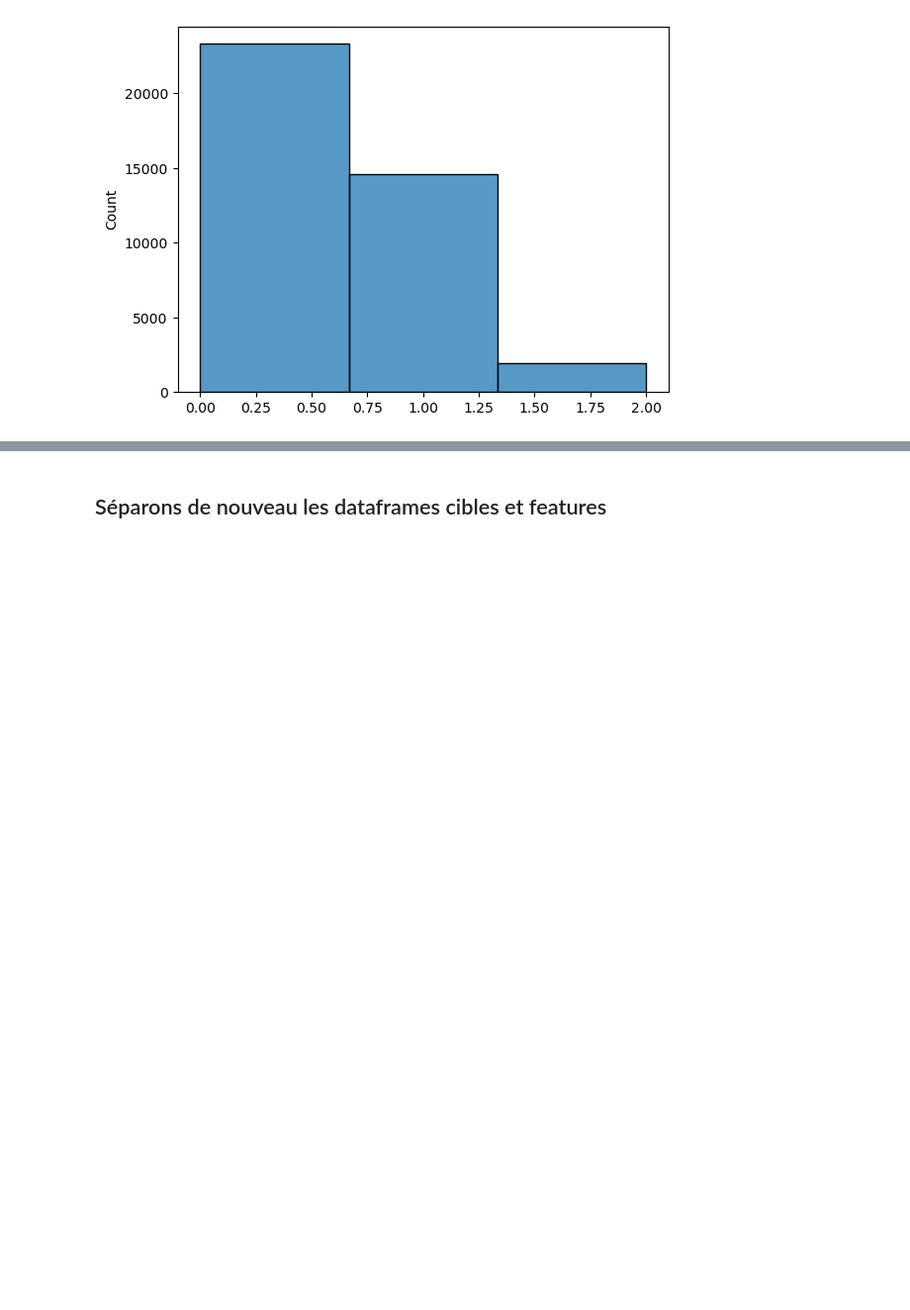
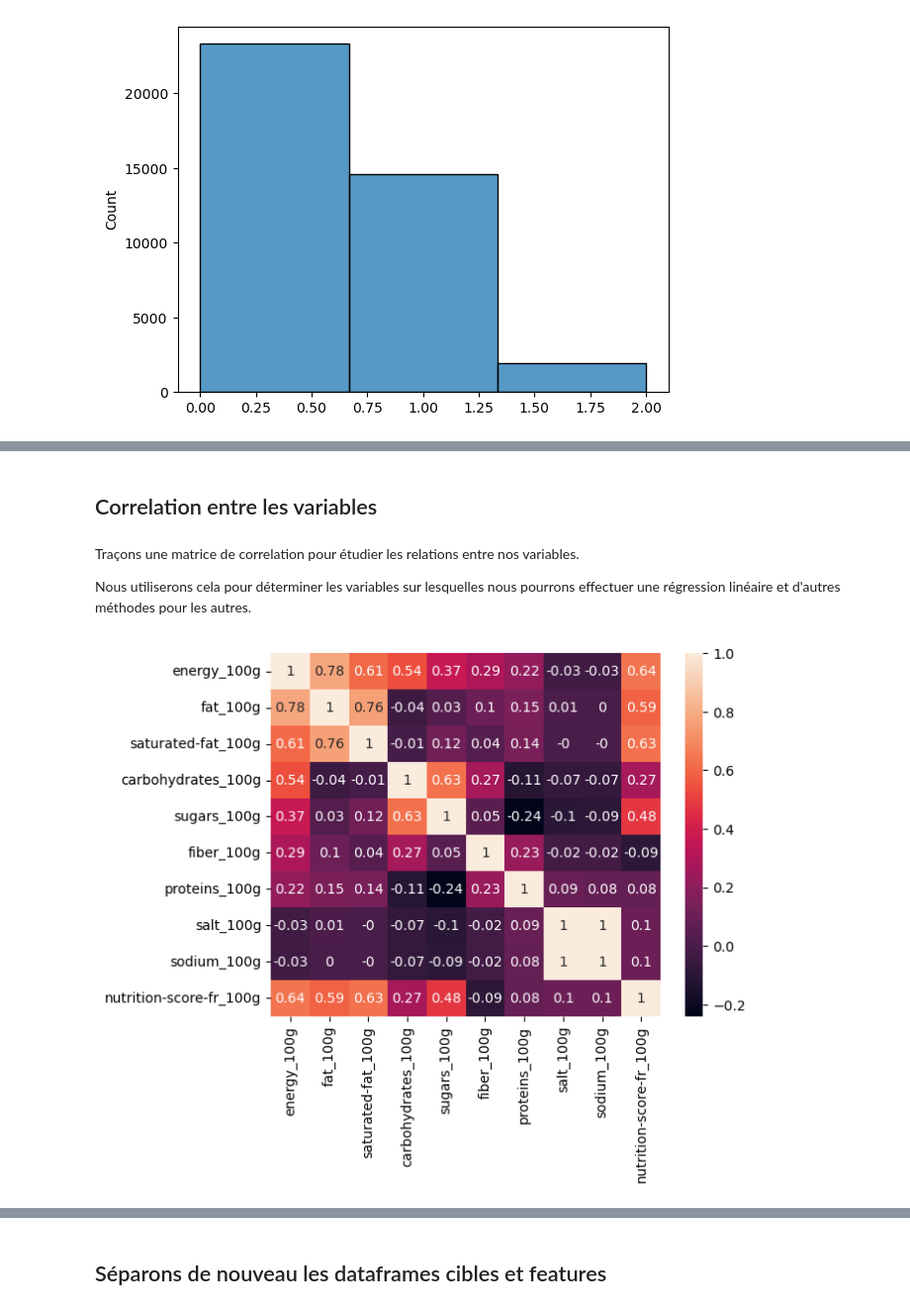
Before and after one commit to lalende/OpenClassRooms-Certification-Data-Scientist, a Jupyter notebook: Projet 3 - Préparez des donneés pour un organisme de santé publique/Projet 3.ipynb, the cells around one changed output, grey strips where cells are left out. Shown at 99% size. Drawn from its saved outputs; the diff is of its cells as text; code cells hidden in the pictures; blank space fills up the shorter version.

```diff
--- a/Projet 3 - Préparez des donneés pour un organisme de santé publique/Projet 3.ipynb
+++ b/Projet 3 - Préparez des donneés pour un organisme de santé publique/Projet 3.ipynb
@@ -471,6 +476,7 @@ df_features_potentielles
 # %% [markdown]
 A présent effectuons notre sélection et exécutons notre deuxième fonction :
 # %%
+cible = "pnns_groups_1"
 features_retenues = [
     "energy_100g",
     "fat_100g",
@@ -482,7 +488,7 @@ features_retenues = [
     "salt_100g",
     "sodium_100g",
     "nutrition-score-fr_100g"]
-df_cible_features, df_cibles, df_features = separe_dataframes(df_simplified, "pnns_groups_1", features_retenues)
+df_cible_features, df_cible, df_features = separe_dataframes(df_simplified, cible, features_retenues)
 # %%
 df_cible_features.shape
 # %% [output]
@@ -757,0 +781,11 @@ sns.histplot(df_cible_features.isnull().sum(axis=1), bins=3)
+# %% [markdown]
+## Correlation entre les variables
+# %% [markdown]
+Traçons une matrice de correlation pour étudier les relations entre nos variables.
+
+Nous utiliserons cela pour déterminer les variables sur lesquelles nous pourrons effectuer une régression linéaire et d'autres méthodes pour les autres.
+# %%
+correlation_matrix = df_features.corr().round(2)
+sns.heatmap(data=correlation_matrix, annot=True);
+# %% [output]
+[figure, added]
```
Also changed, not shown: parts of 171 cells of this notebook.
